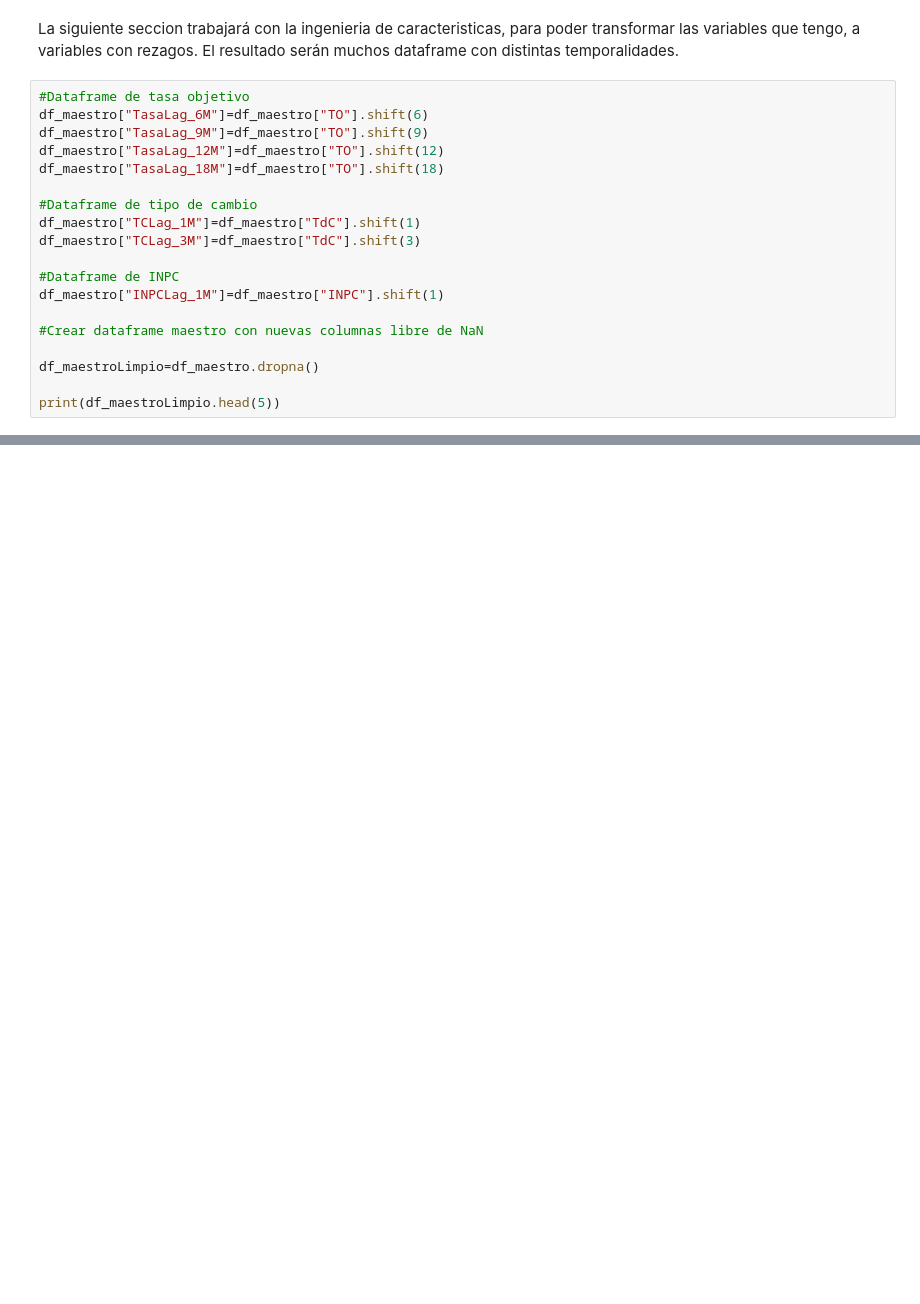
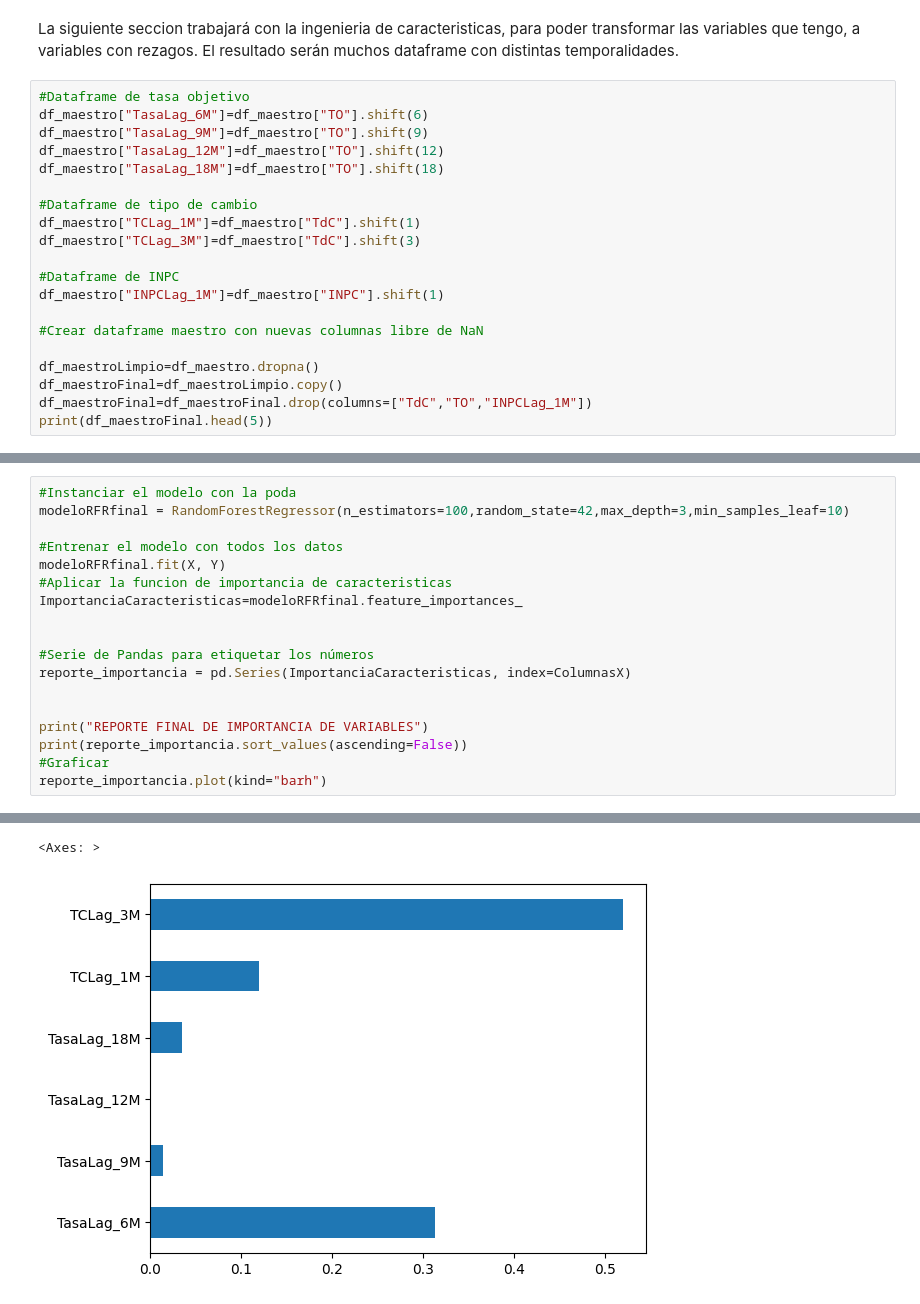
Before and after one commit to OrlandoG09/Banxico-policy-analysis, a Jupyter notebook: notebooks/02_data_cleaning.ipynb, the cells around one changed output, grey strips where cells are left out. Cells and saved outputs as stored; diff of their text form; blank space fills up the shorter version.

Commit message:
feat: Entrenamiento de Random Forest y Regresion Lineal. Reporte final de feauture Importances con grafica

```diff
--- a/notebooks/02_data_cleaning.ipynb
+++ b/notebooks/02_data_cleaning.ipynb
@@ -168,5 +173,6 @@ df_maestro["INPCLag_1M"]=df_maestro["INPC"].shift(1)
 #Crear dataframe maestro con nuevas columnas libre de NaN
 
 df_maestroLimpio=df_maestro.dropna()
-
-print(df_maestroLimpio.head(5))
+df_maestroFinal=df_maestroLimpio.copy()
+df_maestroFinal=df_maestroFinal.drop(columns=["TdC","TO","INPCLag_1M"])
+print(df_maestroFinal.head(5))
@@ -172,0 +248,19 @@ print(df_maestroLimpio.head(5))
+# %%
+#Instanciar el modelo con la poda
+modeloRFRfinal = RandomForestRegressor(n_estimators=100,random_state=42,max_depth=3,min_samples_leaf=10)
+
+#Entrenar el modelo con todos los datos
+modeloRFRfinal.fit(X, Y)
+#Aplicar la funcion de importancia de caracteristicas
+ImportanciaCaracteristicas=modeloRFRfinal.feature_importances_
+
+
+#Serie de Pandas para etiquetar los números
+reporte_importancia = pd.Series(ImportanciaCaracteristicas, index=ColumnasX)
+
+
+print("REPORTE FINAL DE IMPORTANCIA DE VARIABLES")
+print(reporte_importancia.sort_values(ascending=False))
+#Graficar
+reporte_importancia.plot(kind="barh")
+# %% [output]
@@ -172,0 +275,2 @@ print(df_maestroLimpio.head(5))
+<Axes: >
+[figure, added]
```
Also changed, not shown: parts of 5 cells of this notebook.
